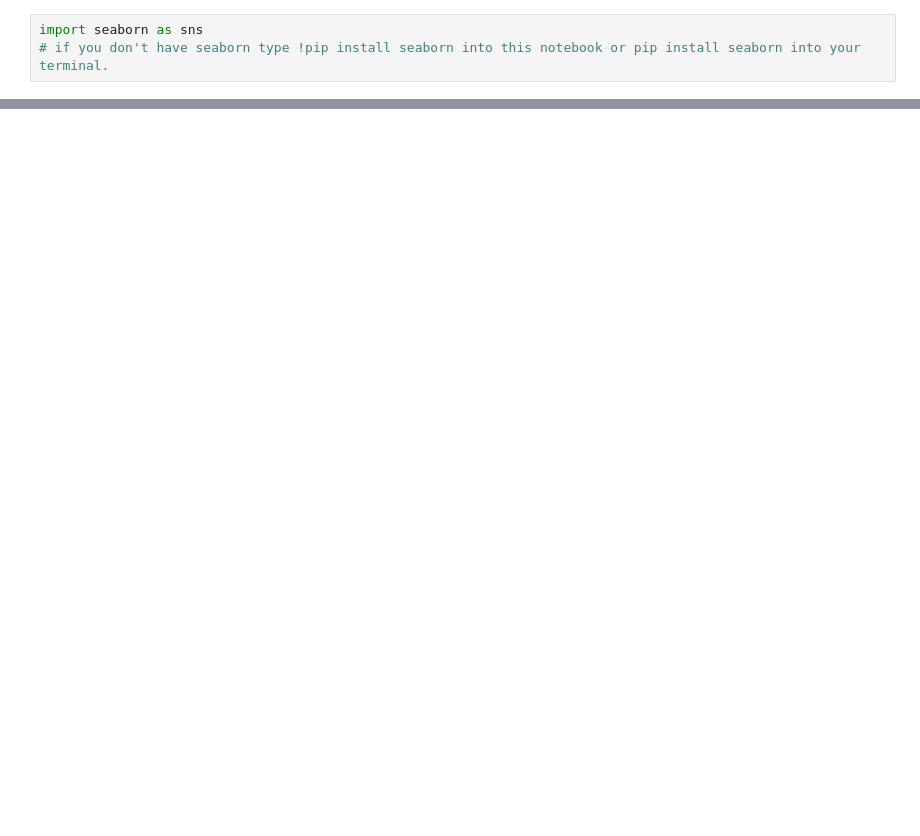
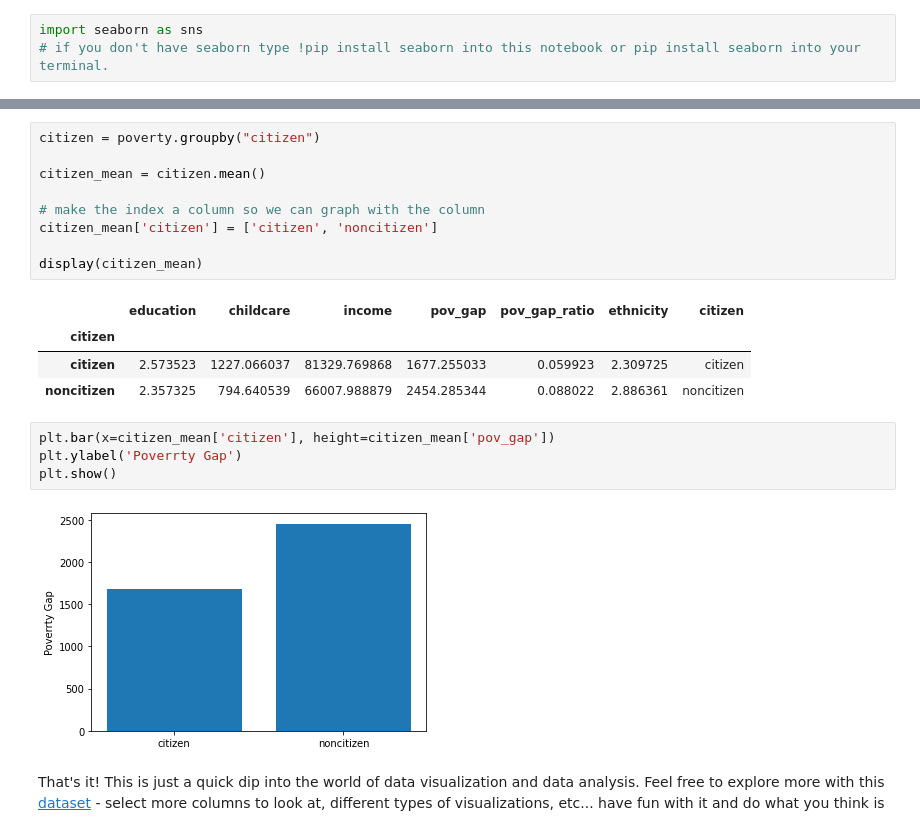
Before and after one commit to danagong/intro-sprint, a Jupyter notebook: Intro Sprint #1.ipynb, the cells around one changed output, grey strips where cells are left out. Cells and saved outputs as stored; diff of their text form; blank space fills up the shorter version.

```diff
--- a/Intro Sprint #1.ipynb
+++ b/Intro Sprint #1.ipynb
@@ -211,0 +203,22 @@ As we can see, as the poverty gap index (or ratio) increases, childcare costs in
+# %%
+citizen = poverty.groupby("citizen")
+
+citizen_mean = citizen.mean()
+
+# make the index a column so we can graph with the column
+citizen_mean['citizen'] = ['citizen', 'noncitizen']
+
+display(citizen_mean)
+# %% [output]
+|  | education | childcare | income | pov_gap | pov_gap_ratio | ethnicity | citizen |
+| citizen |  |  |  |  |  |  |  |
+| citizen | 2.573523 | 1227.066037 | 81329.769868 | 1677.255033 | 0.059923 | 2.309725 | citizen |
+| noncitizen | 2.357325 | 794.640539 | 66007.988879 | 2454.285344 | 0.088022 | 2.886361 | noncitizen |
+# %%
+plt.bar(x=citizen_mean['citizen'], height=citizen_mean['pov_gap'])
+plt.ylabel('Poverrty Gap')
+plt.show()
+# %% [output]
+[figure, added]
+# %% [markdown]
+That's it! This is just a quick dip into the world of data visualization and data analysis. Feel free to explore more with this [dataset](https://data.cityofnewyork.us/City-Government/NYCgov-Poverty-Measure-Data-2018-/cts7-vksw) - select more columns to look at, different types of visualizations, etc... have fun with it and do what you think is
```
Also changed, not shown: parts of 14 cells of this notebook.
